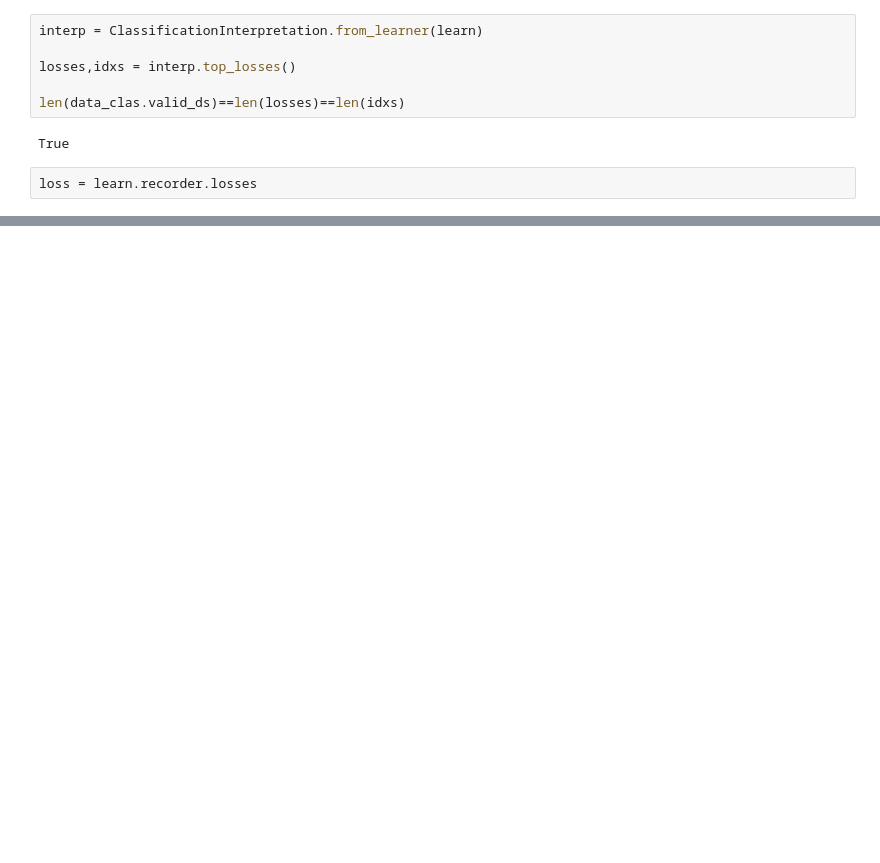
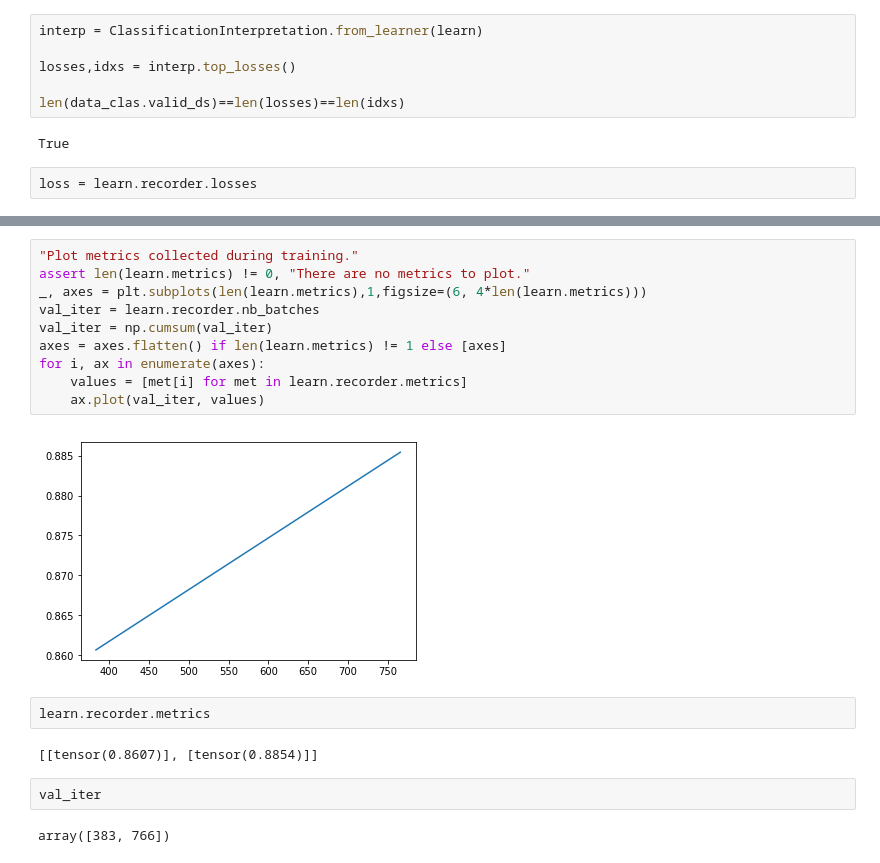
Before and after one commit to EstebanGuillen/ResearchMilestone, a Jupyter notebook: autopsy-ulmfit-qrnn-1-suicide-homicide-accident.ipynb, the cells around one changed output, grey strips where cells are left out. Cells and saved outputs as stored; diff of their text form; blank space fills up the shorter version.

```diff
--- a/autopsy-ulmfit-qrnn-1-suicide-homicide-accident.ipynb
+++ b/autopsy-ulmfit-qrnn-1-suicide-homicide-accident.ipynb
@@ -118,0 +103,20 @@ RuntimeError: Error(s) in loading state_dict for MultiBatchRNNCore:
+# %%
+"Plot metrics collected during training."
+assert len(learn.metrics) != 0, "There are no metrics to plot."
+_, axes = plt.subplots(len(learn.metrics),1,figsize=(6, 4*len(learn.metrics)))
+val_iter = learn.recorder.nb_batches
+val_iter = np.cumsum(val_iter)
+axes = axes.flatten() if len(learn.metrics) != 1 else [axes]
+for i, ax in enumerate(axes):
+    values = [met[i] for met in learn.recorder.metrics]
+    ax.plot(val_iter, values)
+# %% [output]
+[figure, added]
+# %%
+learn.recorder.metrics
+# %% [output]
+[[tensor(0.8607)], [tensor(0.8854)]]
+# %%
+val_iter
+# %% [output]
+array([383, 766])
```
Also changed, not shown: parts of 30 cells of this notebook, 6 other files.
